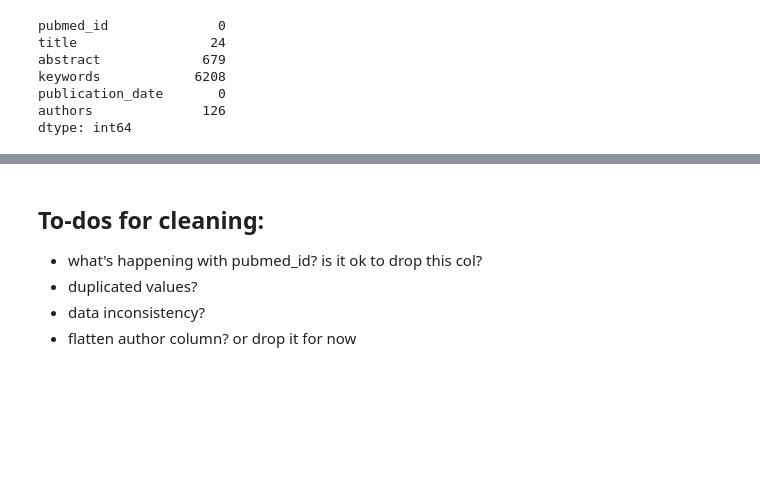
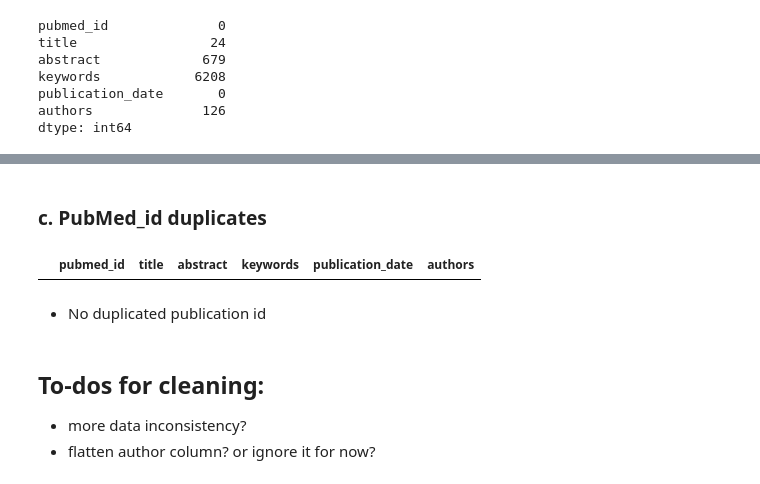
Before and after one commit to soyhyoj/research-trend-analysis, a Jupyter notebook: Data cleaning.ipynb, the cells around one changed output, grey strips where cells are left out. Drawn from its saved outputs; the diff is of its cells as text; code cells hidden in the pictures; blank space fills up the shorter version.

```diff
--- a/Data cleaning.ipynb
+++ b/Data cleaning.ipynb
@@ -264,7 +365,13 @@ dtype: int64
+# %% [markdown]
+### c. PubMed_id duplicates
+# %%
+jneuro_3[jneuro_3['pubmed_id'].duplicated()].sort_values('pubmed_id')
+# %% [output]
+|  | pubmed_id | title | abstract | keywords | publication_date | authors |
+# %% [markdown]
+- No duplicated publication id
 # %% [markdown]
 ## To-dos  for cleaning:
 
-- what's happening with pubmed_id? is it ok to drop this col?
-- duplicated values?
-- data inconsistency?
-- flatten author column? or drop it for now
+- more data inconsistency?
+- flatten author column? or ignore it for now?
```
Also changed, not shown: parts of 32 cells of this notebook, 1 other file.
